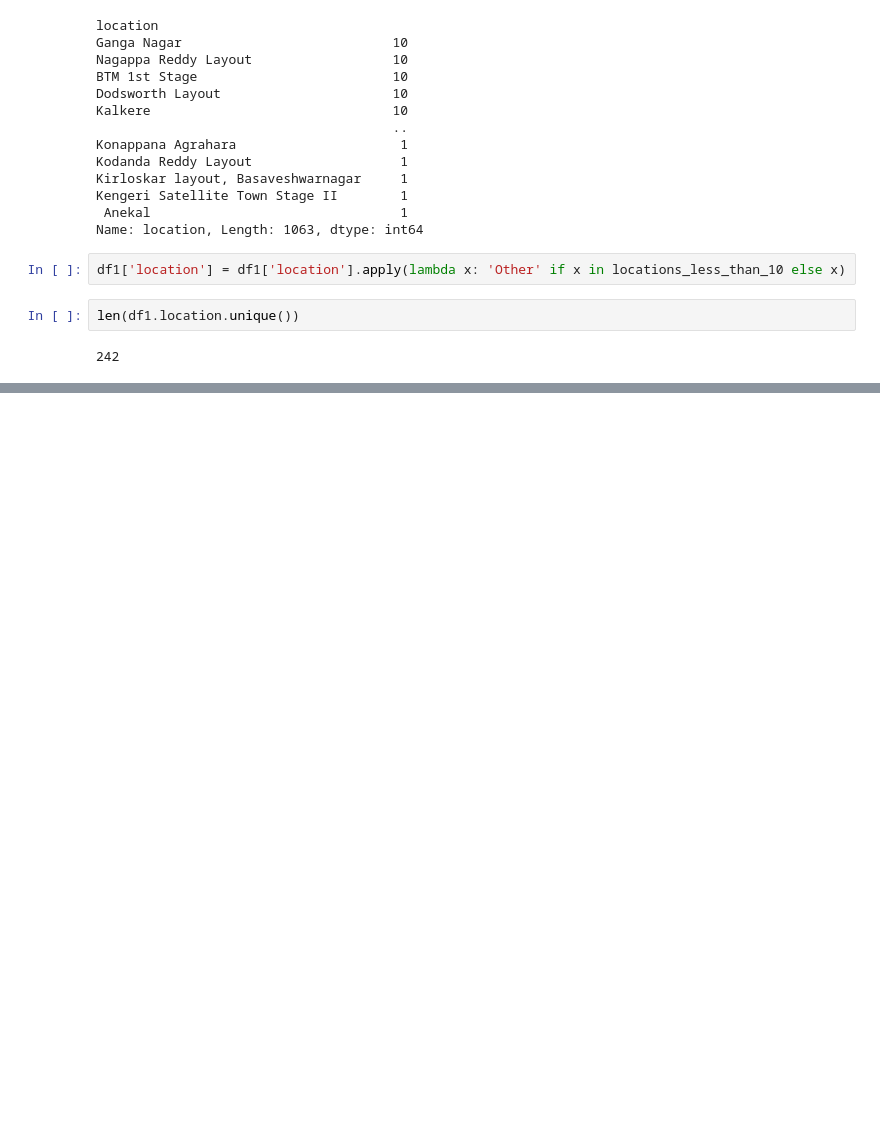
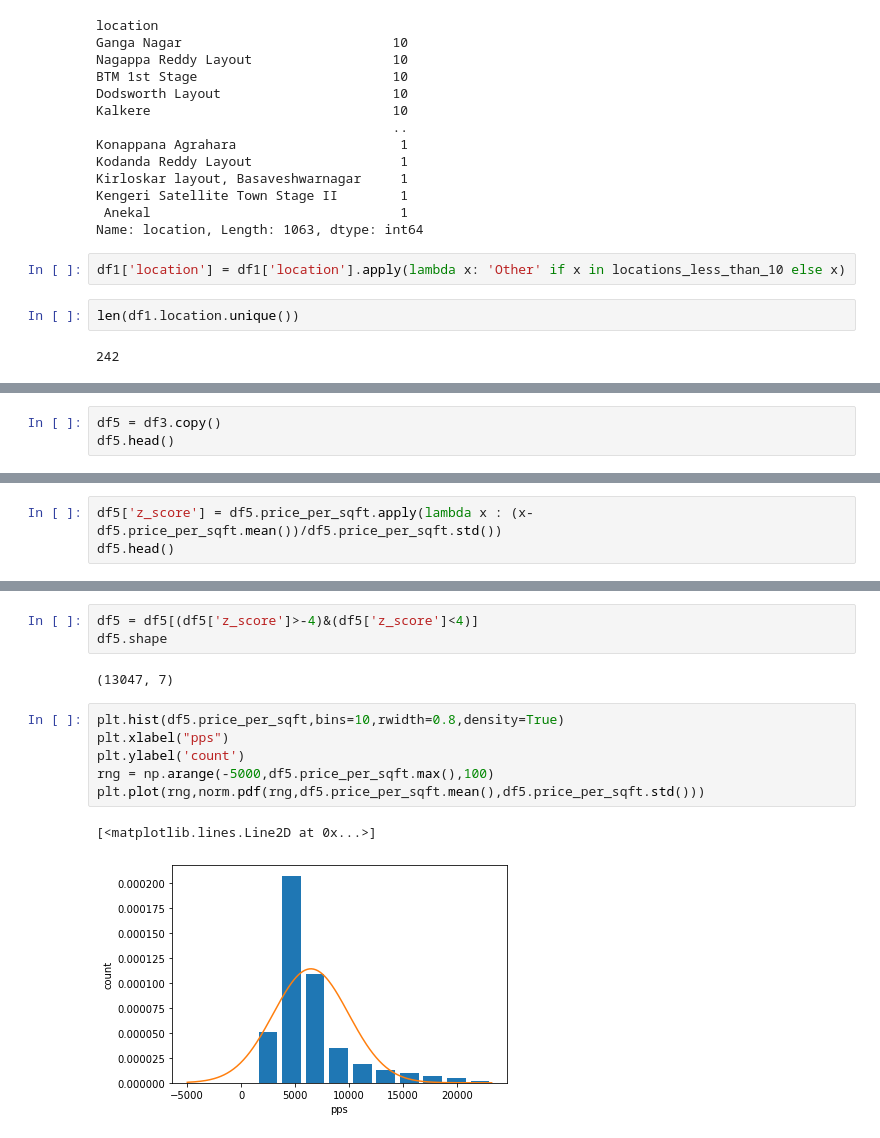
Before and after one commit to HarshitJain28/py, a Jupyter notebook: project1/Bengaluru_House_Pricing.ipynb, the cells around one changed output, grey strips where cells are left out. Cells and saved outputs as stored; diff of their text form; blank space fills up the shorter version.

```diff
--- a/project1/Bengaluru_House_Pricing.ipynb
+++ b/project1/Bengaluru_House_Pricing.ipynb
@@ -133,0 +257,3 @@ len(df1.location.unique())
+# %%
+df5 = df3.copy()
+df5.head()
@@ -133,0 +267,3 @@ len(df1.location.unique())
+# %%
+df5['z_score'] = df5.price_per_sqft.apply(lambda x : (x-df5.price_per_sqft.mean())/df5.price_per_sqft.std())
+df5.head()
@@ -133,0 +277,14 @@ len(df1.location.unique())
+# %%
+df5 = df5[(df5['z_score']>-4)&(df5['z_score']<4)]
+df5.shape
+# %% [output]
+(13047, 7)
+# %%
+plt.hist(df5.price_per_sqft,bins=10,rwidth=0.8,density=True)
+plt.xlabel("pps")
+plt.ylabel('count')
+rng = np.arange(-5000,df5.price_per_sqft.max(),100)
+plt.plot(rng,norm.pdf(rng,df5.price_per_sqft.mean(),df5.price_per_sqft.std()))
+# %% [output]
+[<matplotlib.lines.Line2D at 0x...>]
+[figure, added]
```
Also changed, not shown: parts of 18 cells of this notebook.
